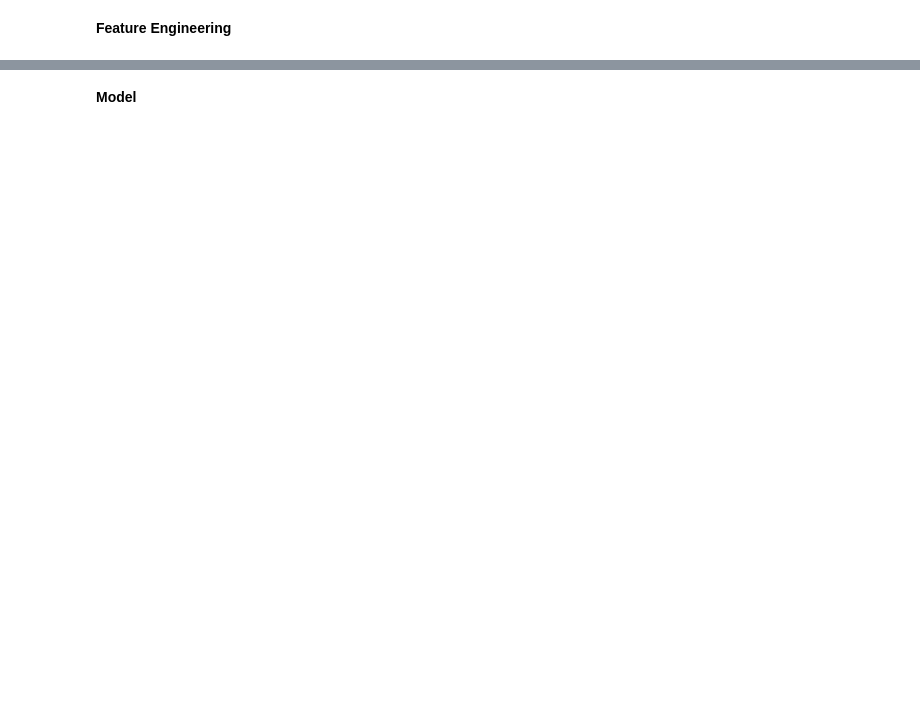
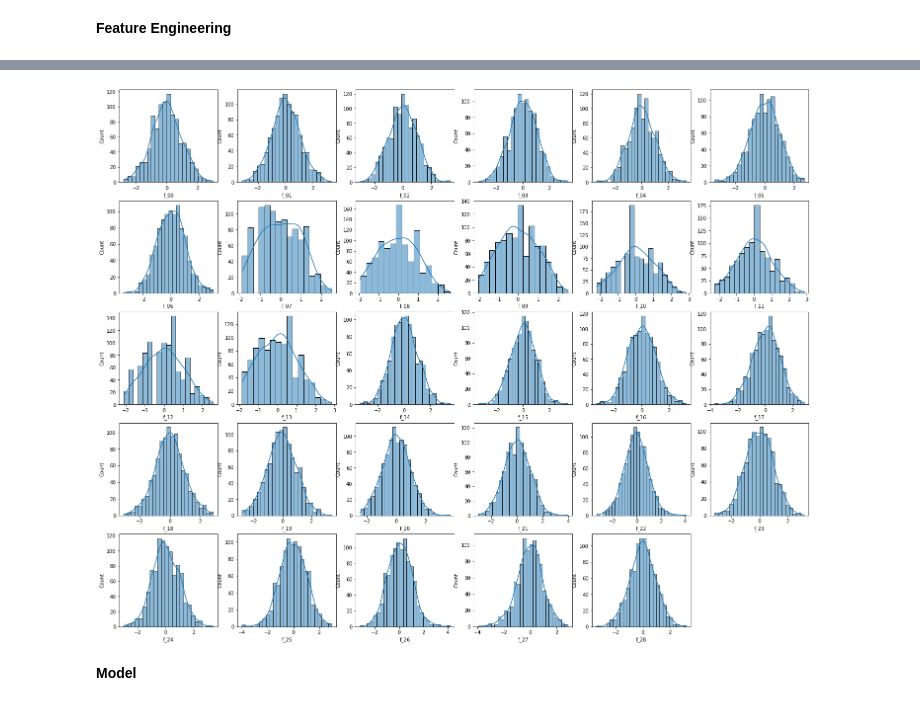
Before and after one commit to NagaoTadashi/kaggle, a Jupyter notebook: tabular-playground-july.ipynb, the cells around one changed output, grey strips where cells are left out. Cells and saved outputs as stored; diff of their text form; code cells hidden in the pictures; blank space fills up the shorter version.

```diff
--- a/tabular-playground-july.ipynb
+++ b/tabular-playground-july.ipynb
@@ -105,4 +103,11 @@ data_scaled.head()
 5 rows × 29 columns
+# %%
+plt.figure(figsize=(25,20))
+for i,column in enumerate(list(data_scaled.columns),1):
+    plt.subplot(5,6,i)
+    sns.histplot(x=column,data=data_scaled.sample(1000),kde=True)
+# %% [output]
+[figure, added]
 # %% [markdown]
 **Model**
 # %%
```
Also changed, not shown: parts of 10 cells of this notebook.
